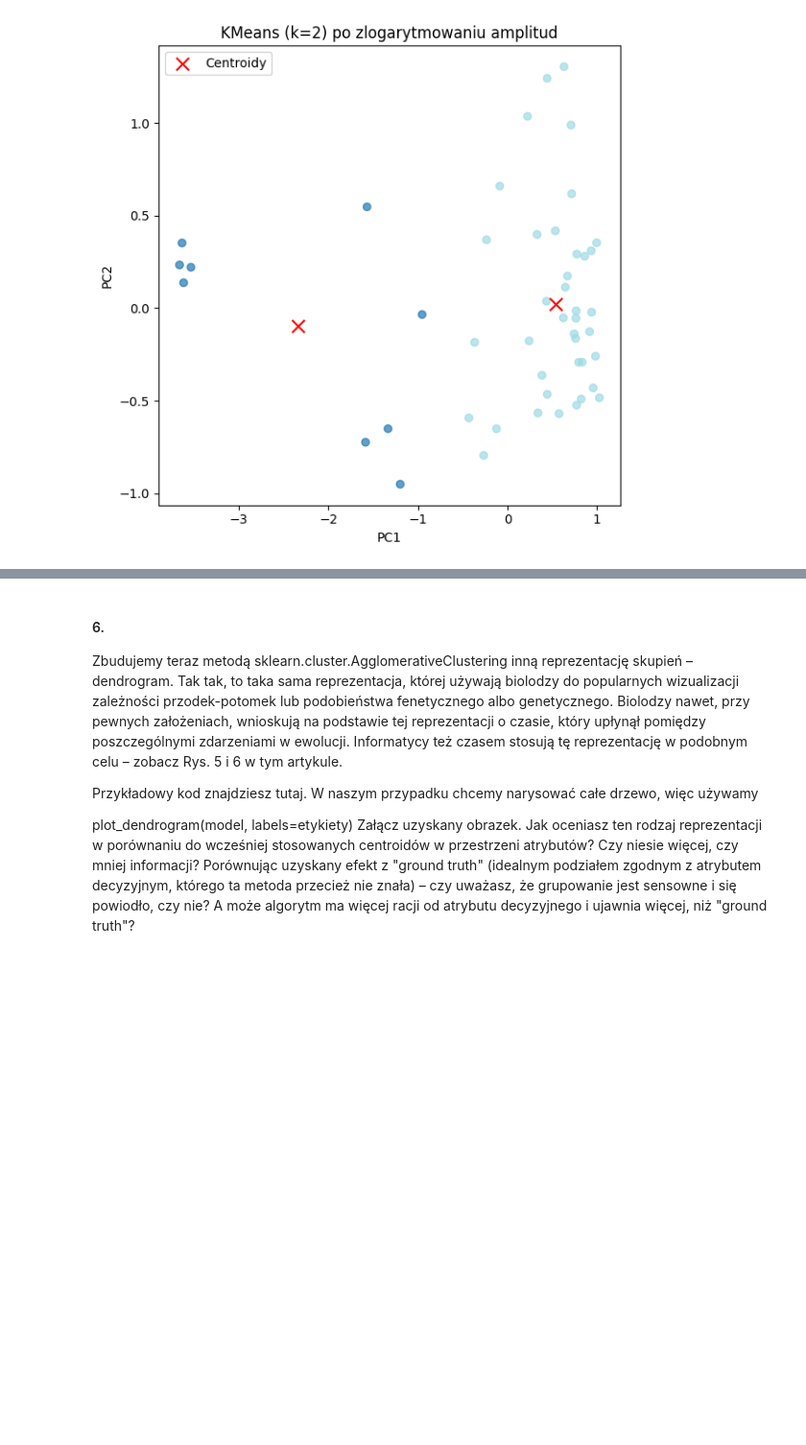
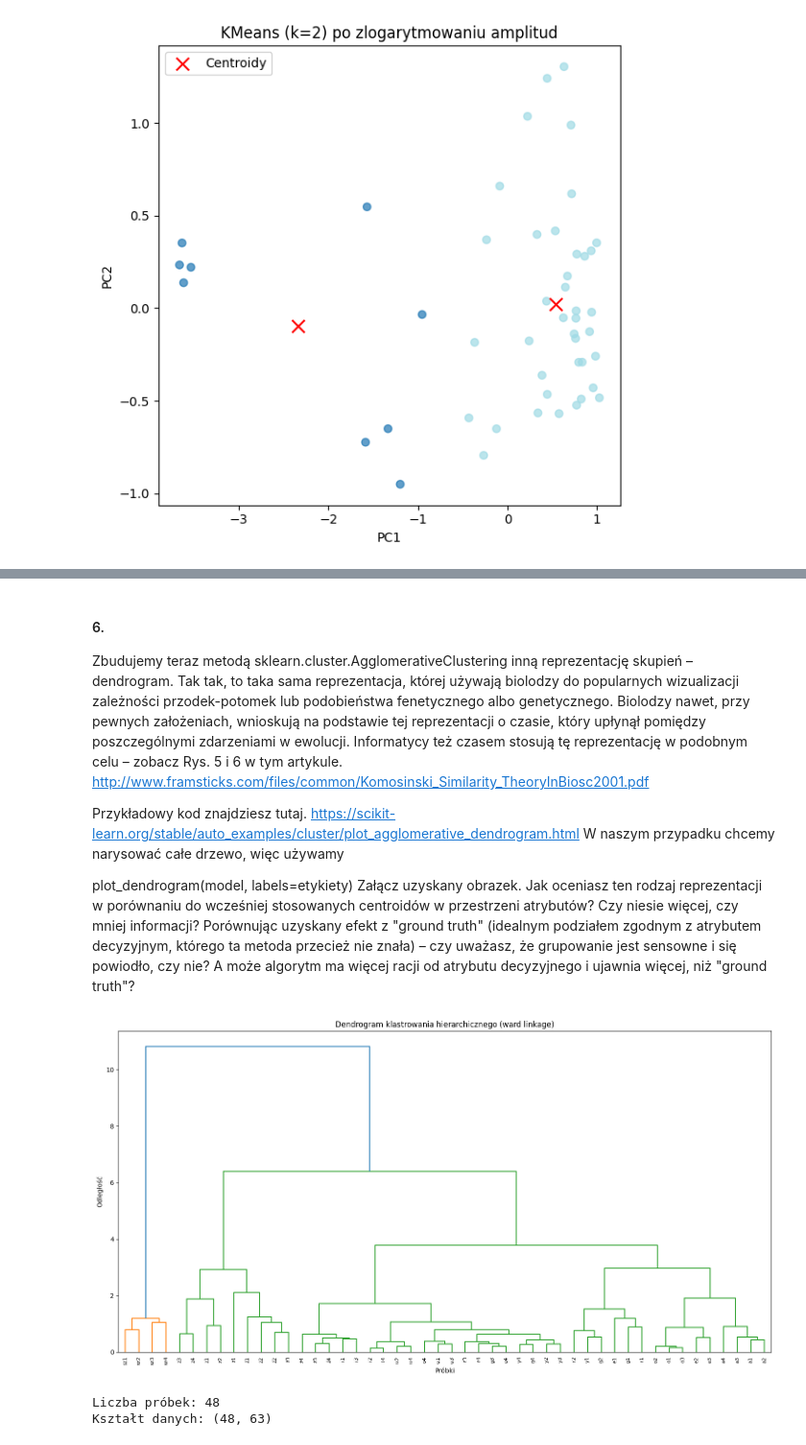
Before and after one commit to BartekAndree/2025_sus, a Jupyter notebook: 12/project.ipynb, the cells around one changed output, grey strips where cells are left out. Shown: that part at 96% size. Saved outputs shown, nothing was run; the diff lists cells and outputs as text; code cells hidden in the pictures; blank space fills up the shorter version.

```diff
--- a/12/project.ipynb
+++ b/12/project.ipynb
@@ -178,11 +178,75 @@ W kolejnych analizach warto więc korzystać z cech logarytmicznych — dzięki
 #### 6.
 
 Zbudujemy teraz metodą sklearn.cluster.AgglomerativeClustering inną reprezentację skupień – dendrogram. Tak tak, to taka sama reprezentacja, której używają biolodzy do popularnych wizualizacji zależności przodek-potomek lub podobieństwa fenetycznego albo genetycznego. Biolodzy nawet, przy pewnych założeniach, wnioskują na podstawie tej reprezentacji o czasie, który upłynął pomiędzy poszczególnymi zdarzeniami w ewolucji. Informatycy też czasem stosują tę reprezentację w podobnym celu – zobacz Rys. 5 i 6 w tym artykule.
+http://www.framsticks.com/files/common/Komosinski_Similarity_TheoryInBiosc2001.pdf
 
-Przykładowy kod znajdziesz tutaj. W naszym przypadku chcemy narysować całe drzewo, więc używamy
+Przykładowy kod znajdziesz tutaj.
+https://scikit-learn.org/stable/auto_examples/cluster/plot_agglomerative_dendrogram.html
+W naszym przypadku chcemy narysować całe drzewo, więc używamy
 
    plot_dendrogram(model, labels=etykiety)
 Załącz uzyskany obrazek.
 Jak oceniasz ten rodzaj reprezentacji w porównaniu do wcześniej stosowanych centroidów w przestrzeni atrybutów? Czy niesie więcej, czy mniej informacji?
 Porównując uzyskany efekt z "ground truth" (idealnym podziałem zgodnym z atrybutem decyzyjnym, którego ta metoda przecież nie znała) – czy uważasz, że grupowanie jest sensowne i się powiodło, czy nie?
 A może algorytm ma więcej racji od atrybutu decyzyjnego i ujawnia więcej, niż "ground truth"?
+# %%
+import numpy as np
+import matplotlib.pyplot as plt
+from sklearn.cluster import AgglomerativeClustering
+from scipy.cluster.hierarchy import dendrogram
+from scipy.cluster.hierarchy import linkage
+
+# Używamy danych po zlogarytmowaniu (z poprzedniego zadania)
+GLOSKI = "a-e-i-o-u-y-sz-z-ź-ż-g-r".split('-')
+data = np.genfromtxt('162961-clustersel.txt', delimiter='\t')
+X = data[:,:-1]
+y = data[:,-1].astype(int)
+etykiety = [GLOSKI[nr%100]+str(nr//100) for nr in y]
+
+# Logarytmowanie amplitud (lepsze dla percepcji)
+X_log = np.log1p(X)
+
+# Funkcja do rysowania dendrogramu (z dokumentacji sklearn)
+def plot_dendrogram(model, **kwargs):
+    # Create linkage matrix and then plot the dendrogram
+
+    # create the counts of samples under each node
+    counts = np.zeros(model.children_.shape[0])
+    n_samples = len(model.labels_)
+    for i, merge in enumerate(model.children_):
+        current_count = 0
+        for child_idx in merge:
+            if child_idx < n_samples:
+                current_count += 1  # leaf node
+            else:
+                current_count += counts[child_idx - n_samples]
+        counts[i] = current_count
+
+    linkage_matrix = np.column_stack(
+        [model.children_, model.distances_, counts]
+    ).astype(float)
+
+    # Plot the corresponding dendrogram
+    dendrogram(linkage_matrix, **kwargs)
+
+# Trenowanie modelu klastrowania hierarchicznego
+model = AgglomerativeClustering(distance_threshold=0, n_clusters=None,
+                               linkage='ward', compute_distances=True)
+model = model.fit(X_log)
+
+# Rysowanie dendrogramu
+plt.figure(figsize=(15, 8))
+plot_dendrogram(model, labels=etykiety, orientation='top',
+                leaf_rotation=90, leaf_font_size=8)
+plt.title('Dendrogram klastrowania hierarchiczego (ward linkage)')
+plt.xlabel('Próbki')
+plt.ylabel('Odległość')
+plt.tight_layout()
+plt.show()
+
+print(f"Liczba próbek: {len(etykiety)}")
+print(f"Kształt danych: {X_log.shape}")
+# %% [output]
+[figure, added]
+Liczba próbek: 48
+Kształt danych: (48, 63)
```
Also changed, not shown: parts of 10 cells of this notebook, 1 other file.
